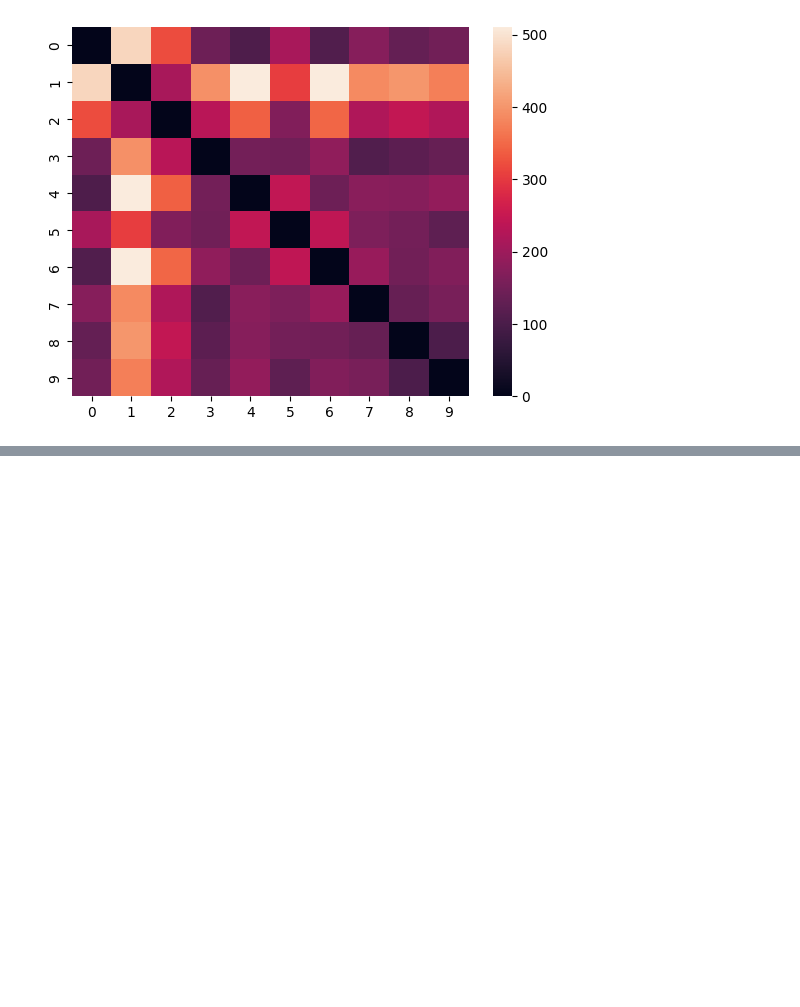
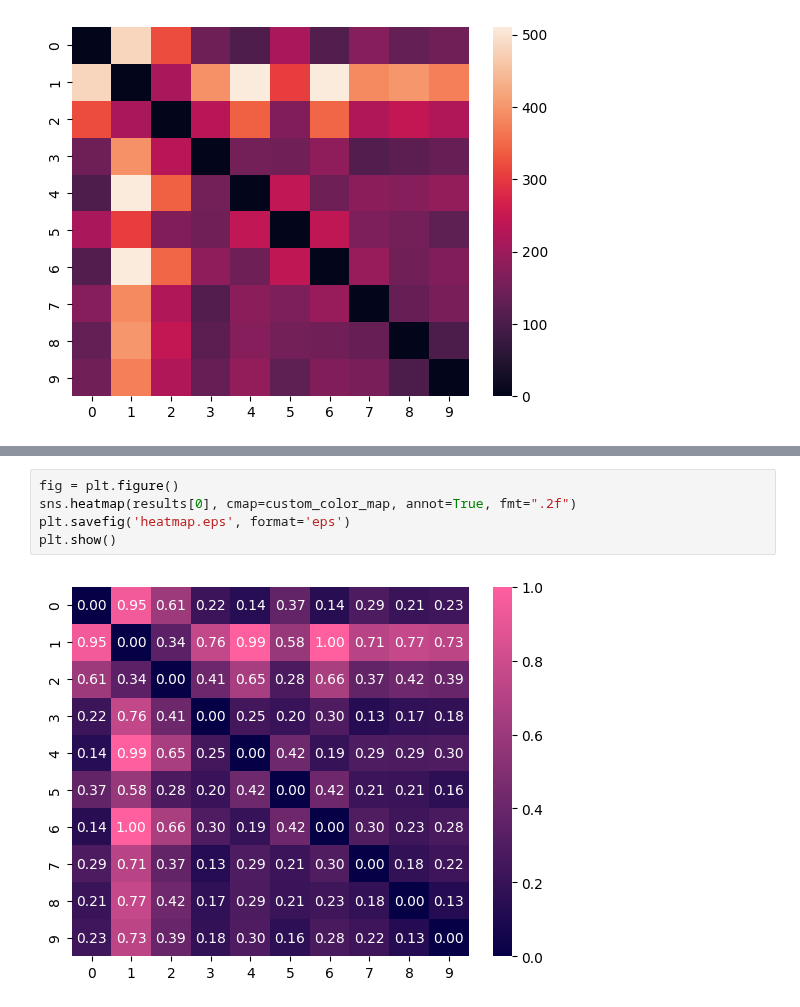
Before and after one commit to NuttidaLab/NeuralDecoder, a Jupyter notebook: notebooks/baseline_sklearn_other_deterministic.ipynb, the cells around one changed output, grey strips where cells are left out. Saved outputs shown, nothing was run; the diff lists cells and outputs as text; blank space fills up the shorter version.

```diff
--- a/notebooks/baseline_sklearn_other_deterministic.ipynb
+++ b/notebooks/baseline_sklearn_other_deterministic.ipynb
@@ -141,0 +253,7 @@ sns.heatmap(result)
+# %%
+fig = plt.figure()
+sns.heatmap(results[0], cmap=custom_color_map, annot=True, fmt=".2f")
+plt.savefig('heatmap.eps', format='eps')
+plt.show()
+# %% [output]
+[figure, added]
```
Also changed, not shown: parts of 17 cells of this notebook, 4 other files.
